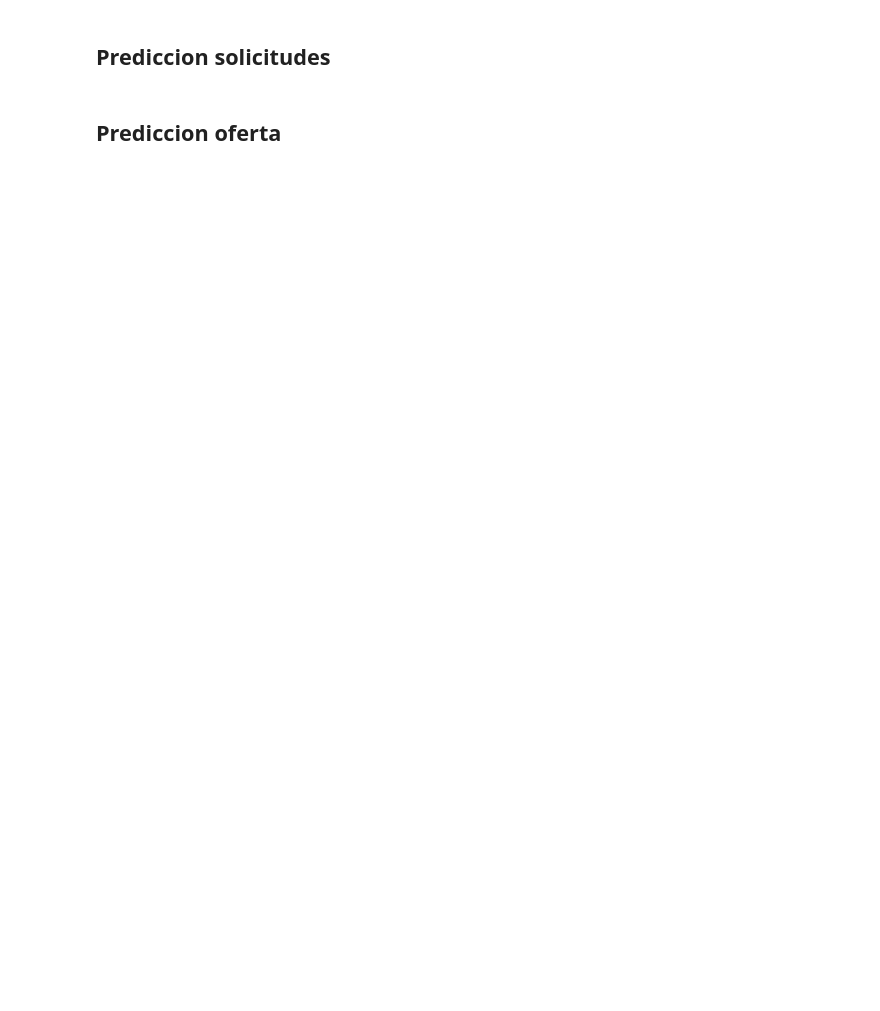
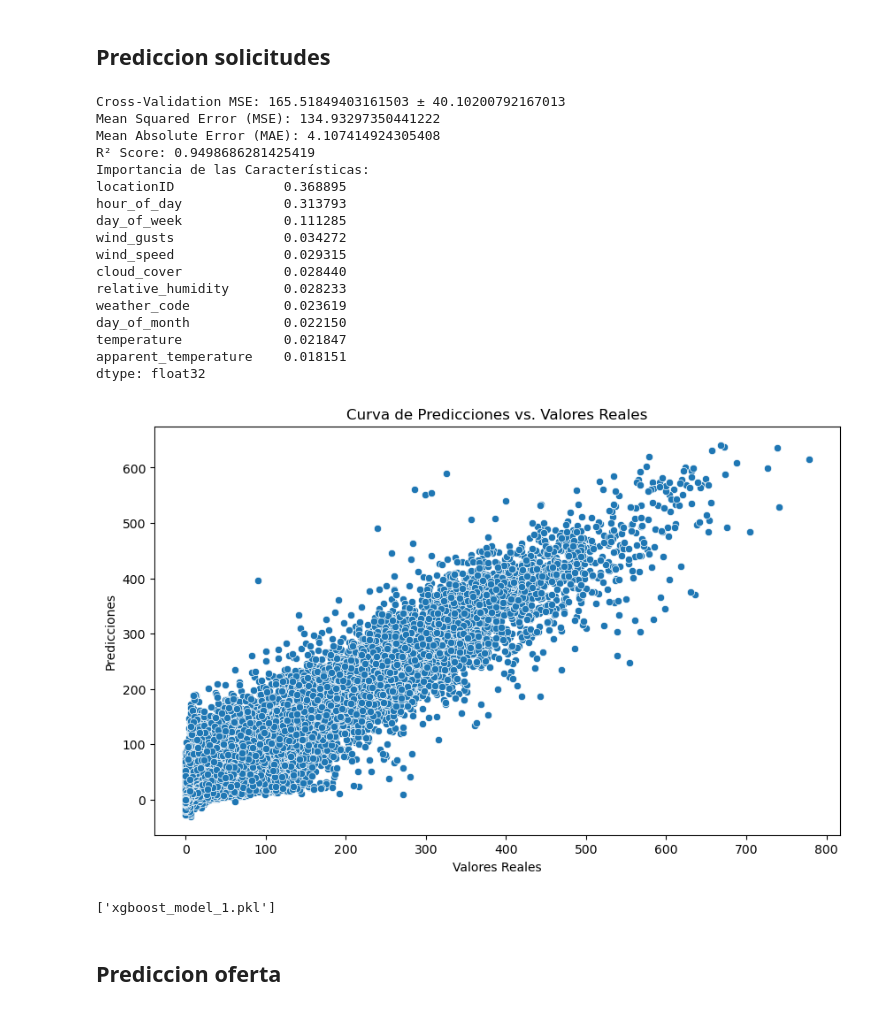
Before and after one commit to lmunozm1702/taxi_electrico_nyc, a Jupyter notebook: ML/LOCAL/Preprocessing2.ipynb, the cells around one changed output. Saved outputs shown, nothing was run; the diff lists cells and outputs as text; code cells hidden in the pictures; blank space fills up the shorter version.

```diff
--- a/ML/LOCAL/Preprocessing2.ipynb
+++ b/ML/LOCAL/Preprocessing2.ipynb
@@ -512,9 +538,8 @@ resultado
 # %%
 trip_data = resultado
 
-# Convertir LocationID en trip_data a int64
-trip_data['locationID'] = trip_data['locationID'].astype(int)
 #  # Realizar el merge para agregar la columna 'Borough' al dataset 'trip_data'
+zonas = zonas.rename(columns={'LocationID': 'locationID'})
 trip_data = trip_data.merge(zonas[['locationID', 'Borough']], on='locationID', how='left')
 
 # Filtrar filas donde Borough no es nan, Unknown o EWR
@@ -525,8 +548,6 @@ NameError: name 'trip_data' is not defined
 # %% [markdown]
 ## Traemos el dataset de clima
 # %%
-#pip install openmeteo-requests
-#pip install requests-cache retry-requests numpy pandas
 import openmeteo_requests
 import requests_cache
 import pandas as pd
@@ -568,11 +589,11 @@ for i, response in enumerate(responses):
         ),
         "temperature_2m": hourly.Variables(0).ValuesAsNumpy(),
         "relative_humidity_2m": hourly.Variables(1).ValuesAsNumpy(),
-        "apparent_temperature": hourly.Variables(3).ValuesAsNumpy(),
-        "weather_code": hourly.Variables(6).ValuesAsNumpy(),
-        "cloud_cover": hourly.Variables(8).ValuesAsNumpy(),
-        "wind_speed_10m": hourly.Variables(9).ValuesAsNumpy(),
-        "wind_gusts_10m": hourly.Variables(11).ValuesAsNumpy(),
+        "apparent_temperature": hourly.Variables(2).ValuesAsNumpy(),
+        "weather_code": hourly.Variables(3).ValuesAsNumpy(),
+        "cloud_cover": hourly.Variables(4).ValuesAsNumpy(),
+        "wind_speed_10m": hourly.Variables(5).ValuesAsNumpy(),
+        "wind_gusts_10m": hourly.Variables(6).ValuesAsNumpy(),
         "Borough": boroughs[i]
     }
     data_list.append(pd.DataFrame(hourly_data))
@@ -605,5 +626,13 @@ df_clima = df_clima.drop(columns=['date'])
 # %%
 #Unir los datasets de clima y viajes por Year, Month, Day, Hour y Day_of_week y Borough
 data = trip_data.merge(df_clima, on=['year', 'month', 'day', 'hour', 'day_of_week', 'Borough'], how='left')
-data.to_parquet('data_to_train_NEW_model.parquet')
-data.info()
+# Renombrar las columnas en el DataFrame 'data'
+data = data.rename(columns={
+    'Borough': 'borough',  # Asegurarse de que coincida con 'borough'
+    'temperature_2m': 'temperature',  # Ajustar los nombres según sea necesario
+    'relative_humidity_2m': 'relative_humidity',
+    'wind_speed_10m': 'wind_speed',
+    'wind_gusts_10m': 'wind_gusts',
+    'day' : 'day_of_month',
+    'hour': 'hour_of_day'
+})
@@ -647,42 +674,67 @@ y = data['solicitudes']
 X_train, X_test, y_train, y_test = train_test_split(X, y, test_size=0.2, random_state=42)
 
 # Crear el modelo XGBoost
-model = xgb.XGBRegressor(
-    n_estimators=100,
-    max_depth=20,
-    learning_rate=0.1,
+model_1 = xgb.XGBRegressor(
+    n_estimators=80,
+    max_depth=15,
+    learning_rate=0.2,
     subsample=0.8,
     colsample_bytree=0.8,
     random_state=42
 )
 
 # Entrenar el modelo con los datos de entrenamiento
-model.fit(X_train, y_train)
+model_1.fit(X_train, y_train)
 
 # Validación cruzada para evaluar el modelo
-scores = cross_val_score(model, X_train, y_train, cv=5, scoring='neg_mean_squared_error')
+scores = cross_val_score(model_1, X_train, y_train, cv=5, scoring='neg_mean_squared_error')
 print(f"Cross-Validation MSE: {-scores.mean()} ± {scores.std()}")
 
 # Predecir con los datos de prueba
-y_pred = model.predict(X_test)
+y_pred = model_1.predict(X_test)
 
 mse = mean_squared_error(y_test, y_pred)
 mae = mean_absolute_error(y_test, y_pred)
 r2 = r2_score(y_test, y_pred)
 print(f"Mean Squared Error (MSE): {mse}")
 print(f"Mean Absolute Error (MAE): {mae}")
 print(f"R² Score: {r2}")
 
-importancia_caracteristicas = pd.Series(model.feature_importances_, index=predictors).sort_values(ascending=False)
+importancia_caracteristicas = pd.Series(model_1.feature_importances_, index=predictors).sort_values(ascending=False)
 print("Importancia de las Características:")
 print(importancia_caracteristicas)
 
 plt.figure(figsize=(10, 6))
 sns.scatterplot(x=y_test, y=y_pred)
 plt.xlabel("Valores Reales")
 plt.ylabel("Predicciones")
 plt.title("Curva de Predicciones vs. Valores Reales")
 plt.show()
+# %% [output]
+Cross-Validation MSE: 165.51849403161503 ± 40.10200792167013
+Mean Squared Error (MSE): 134.93297350441222
+Mean Absolute Error (MAE): 4.107414924305408
+R² Score: 0.9498686281425419
+Importancia de las Características:
+locationID              0.368895
+hour_of_day             0.313793
+day_of_week             0.111285
+wind_gusts              0.034272
+wind_speed              0.029315
+cloud_cover             0.028440
+relative_humidity       0.028233
+weather_code            0.023619
+day_of_month            0.022150
+temperature             0.021847
+apparent_temperature    0.018151
+dtype: float32
+[figure, added]
+# %%
+import joblib
+
+joblib.dump(model_1, 'xgboost_model_1.pkl', compress=True)
+# %% [output]
+['xgboost_model_1.pkl']
 # %% [markdown]
 ## Prediccion oferta
 # %%
```
Also changed, not shown: parts of 18 cells of this notebook, 7 other files.
